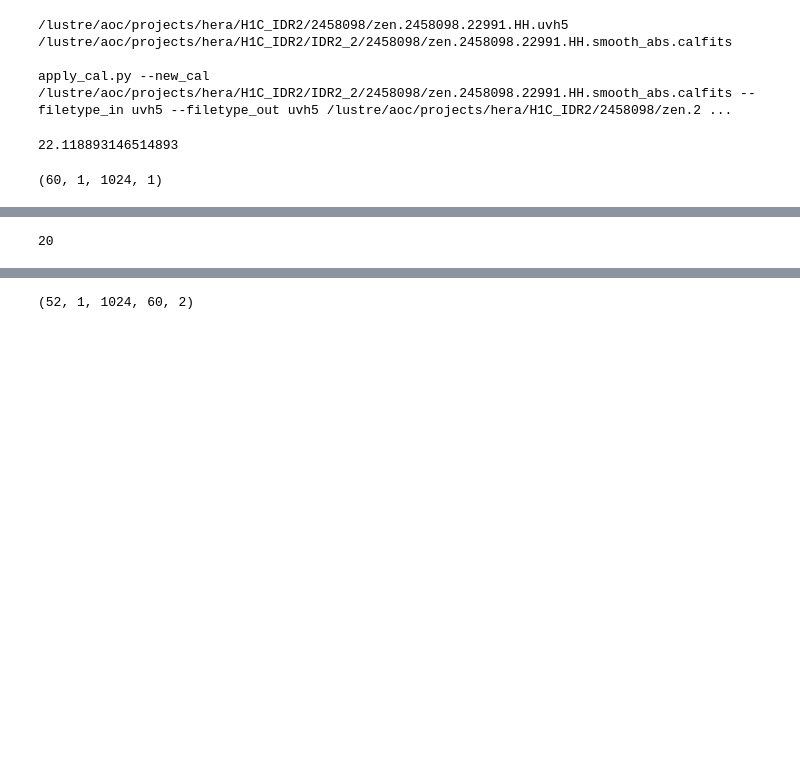
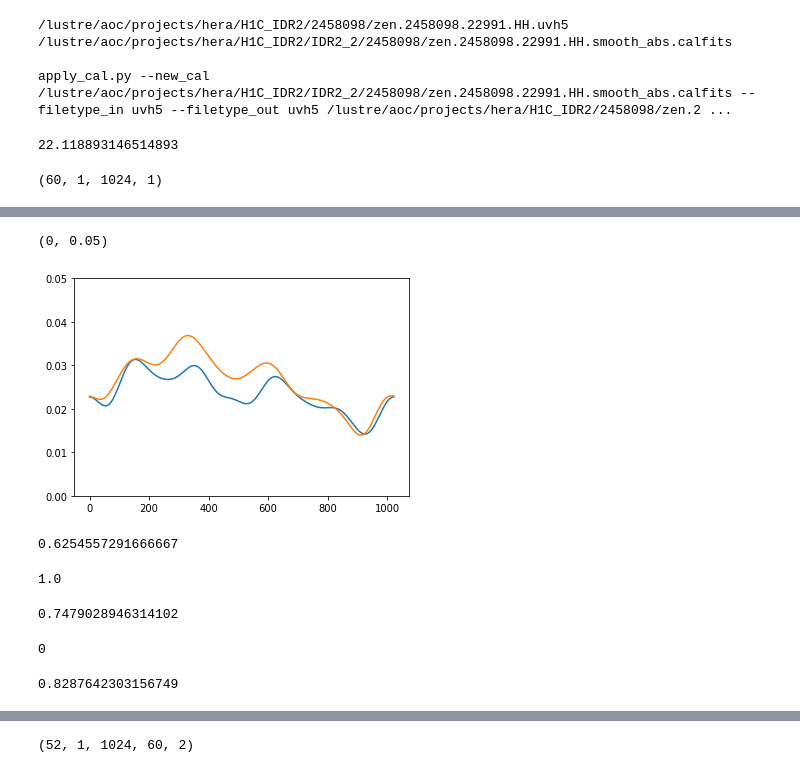
Before and after one commit to UPennEoR/plimpy, a Jupyter notebook: PolarizedMosaics/CheckApplyCal.ipynb, the cells around one changed output, grey strips where cells are left out. Cells and saved outputs as stored; diff of their text form; code cells hidden in the pictures; blank space fills up the shorter version.

```diff
--- a/PolarizedMosaics/CheckApplyCal.ipynb
+++ b/PolarizedMosaics/CheckApplyCal.ipynb
@@ -77,4 +80,27 @@ plt.colorbar()
+# %%
+plt.plot(np.abs(uvc.gain_array[uvc.ant2ind(26),0,:,0,0]))
+plt.plot(np.abs(uvc.gain_array[uvc.ant2ind(27),0,:,0,0]))
+plt.ylim([0,0.05])
+# %% [output]
+(0, 0.05)
+[figure, added]
 # %%
-uvc.ant2ind(52)
+uvc.flag_array[uvc.ant2ind(52),0,:,:,0].sum()/(60*1024)
 # %% [output]
-20
+0.6254557291666667
+# %%
+uvc.flag_array[uvc.ant2ind(53),0,:,:,0].sum()/(60*1024)
+# %% [output]
+1.0
+# %%
+uvc.flag_array.sum()/np.product(np.array(uvc.flag_array.shape))
+# %% [output]
+0.7479028946314102
+# %%
+uvd.flag_array.sum()
+# %% [output]
+0
+# %%
+uv_calibrated.flag_array.sum()/(np.product(np.array(uv_calibrated.flag_array.shape)))
+# %% [output]
+0.8287642303156749
```
Also changed, not shown: parts of 12 cells of this notebook.
